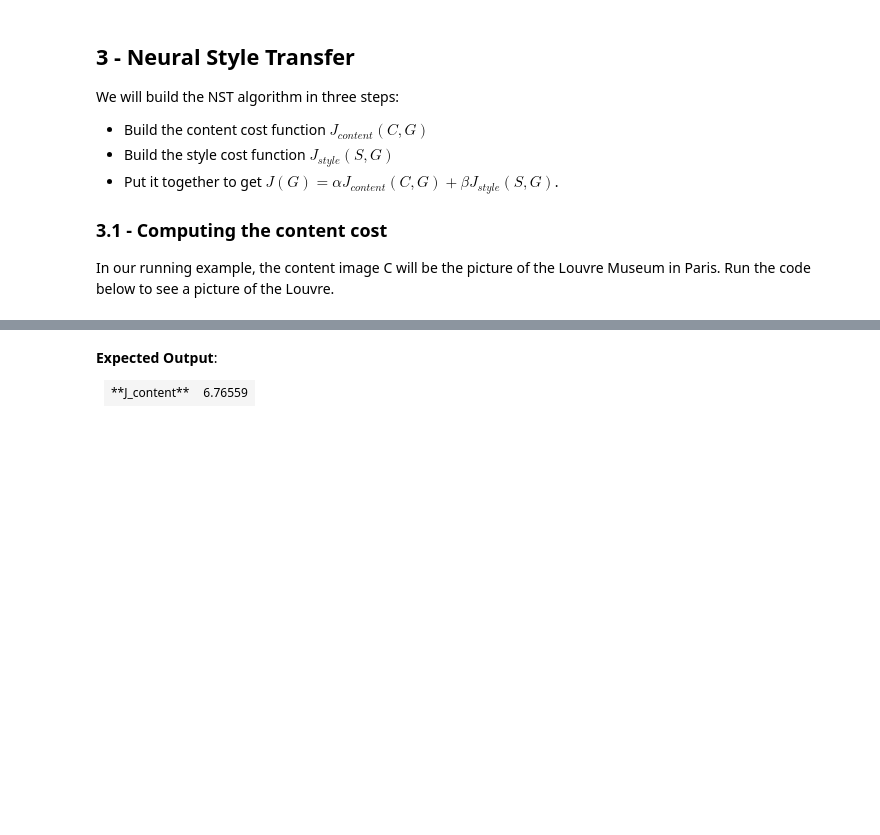
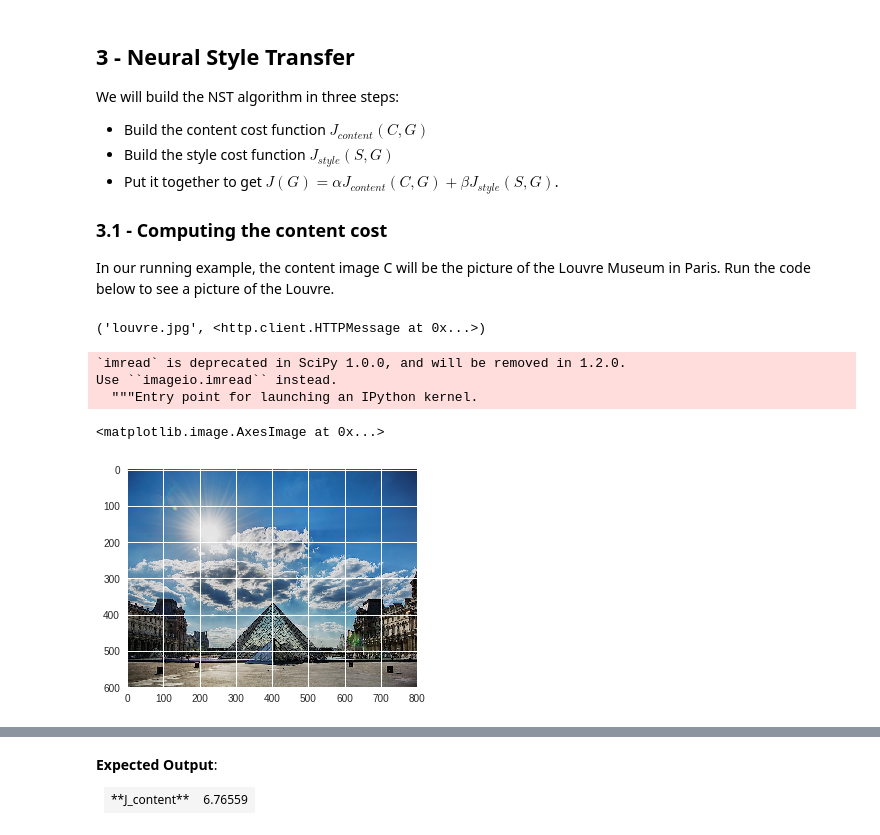
Before and after one commit to csaybar/DLcoursera, a Jupyter notebook: Convolutional Neural Networks/week04/Neural Style Transfer/Art+Generation+with+Neural+Style+Transfer+-+v3.ipynb, the cells around one changed output, grey strips where cells are left out. Cells and saved outputs as stored; diff of their text form; code cells hidden in the pictures; blank space fills up the shorter version.

```diff
--- a/Convolutional Neural Networks/week04/Neural Style Transfer/Art+Generation+with+Neural+Style+Transfer+-+v3.ipynb
+++ b/Convolutional Neural Networks/week04/Neural Style Transfer/Art+Generation+with+Neural+Style+Transfer+-+v3.ipynb
@@ -62,9 +259,20 @@ We will build the NST algorithm in three steps:
 ### 3.1 - Computing the content cost
 
 In our running example, the content image C will be the picture of the Louvre Museum in Paris. Run the code below to see a picture of the Louvre.
+# %%
+import urllib
+urllib.request.urlretrieve('https://raw.githubusercontent.com/csaybar/DLcoursera/master/Convolutional%20Neural%20Networks/week04/Neural%20Style%20Transfer/images/louvre.jpg','louvre.jpg')
+# %% [output]
+('louvre.jpg', <http.client.HTTPMessage at 0x...>)
 # %%
-content_image = scipy.misc.imread("images/louvre.jpg")
+content_image = scipy.misc.imread("louvre.jpg")
 imshow(content_image)
+# %% [output]
+`imread` is deprecated in SciPy 1.0.0, and will be removed in 1.2.0.
+Use ``imageio.imread`` instead.
+  """Entry point for launching an IPython kernel.
+<matplotlib.image.AxesImage at 0x...>
+[figure, added]
 # %% [markdown]
 The content image (C) shows the Louvre museum's pyramid surrounded by old Paris buildings, against a sunny sky with a few clouds.
 
```
Also changed, not shown: parts of 28 cells of this notebook.
